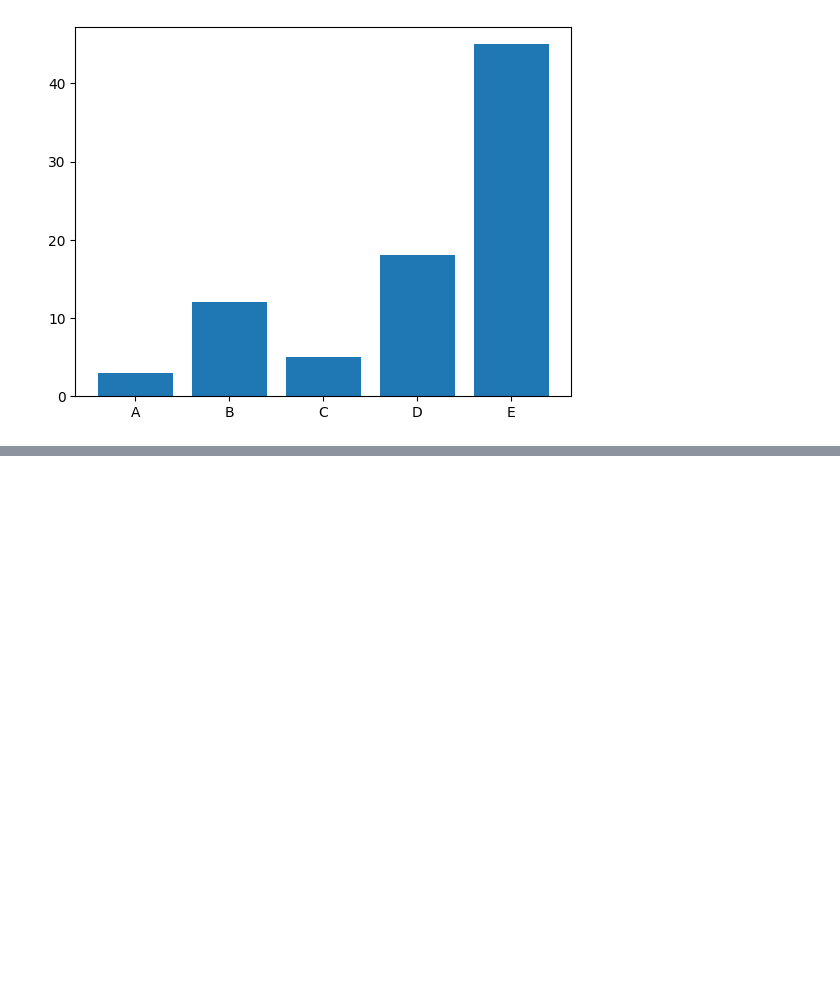
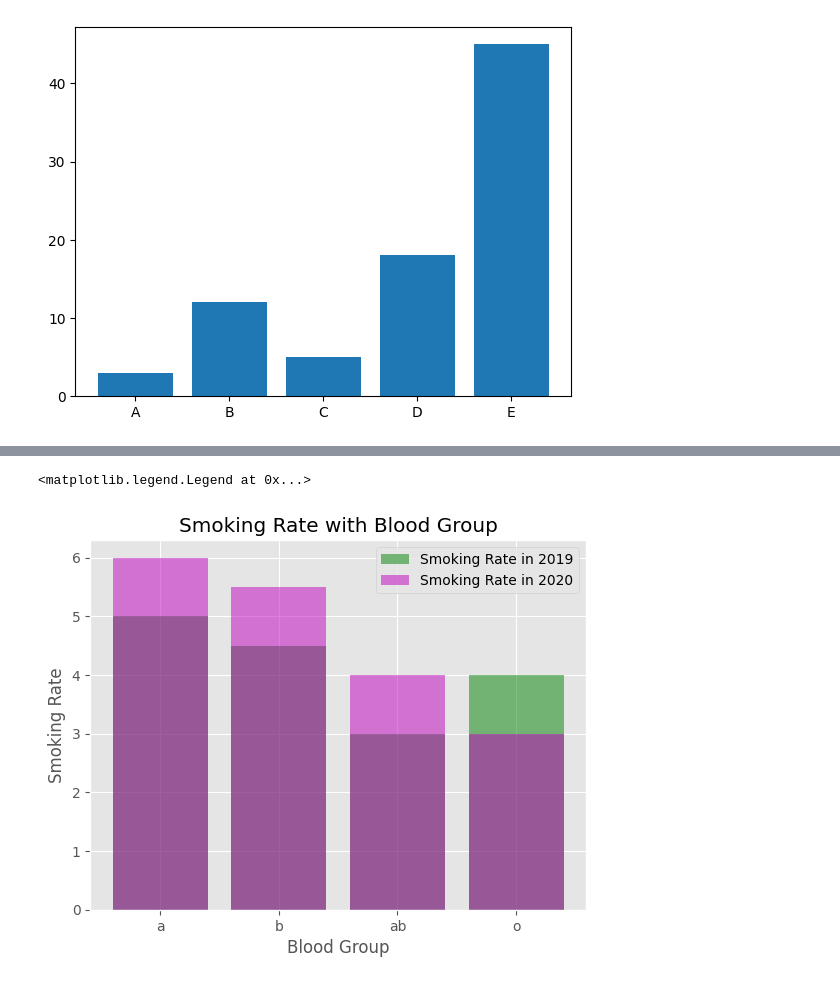
Before and after one commit to iceman951/data-science, a Jupyter notebook: advanced-python-for-data-science/4-visualization-with-python/bar-chart.ipynb, the cells around one changed output, grey strips where cells are left out. Cells and saved outputs as stored; diff of their text form; code cells hidden in the pictures; blank space fills up the shorter version.

```diff
--- a/advanced-python-for-data-science/4-visualization-with-python/bar-chart.ipynb
+++ b/advanced-python-for-data-science/4-visualization-with-python/bar-chart.ipynb
@@ -14,0 +33,28 @@ plt.show()
+# %%
+import matplotlib.pyplot as plt
+from matplotlib import style
+style.use('ggplot')
+plt.bar(
+    ['a', 'b', 'ab', 'o'],
+    [5, 4.5 ,3 ,4],
+    label='Smoking Rate in 2019',
+    color='g',
+    align='center',
+    alpha=0.5
+)
+
+plt.bar(
+    ['a', 'b', 'ab', 'o'],
+    [6, 5.5 ,4 ,3],
+    label='Smoking Rate in 2020',
+    color='m',
+    align='center',
+    alpha=0.5
+)
+plt.title('Smoking Rate with Blood Group')
+plt.xlabel('Blood Group')
+plt.ylabel('Smoking Rate')
+plt.legend()
+# %% [output]
+<matplotlib.legend.Legend at 0x...>
+[figure, added]
```
Also changed, not shown: parts of 1 cell of this notebook, 3 other files.
